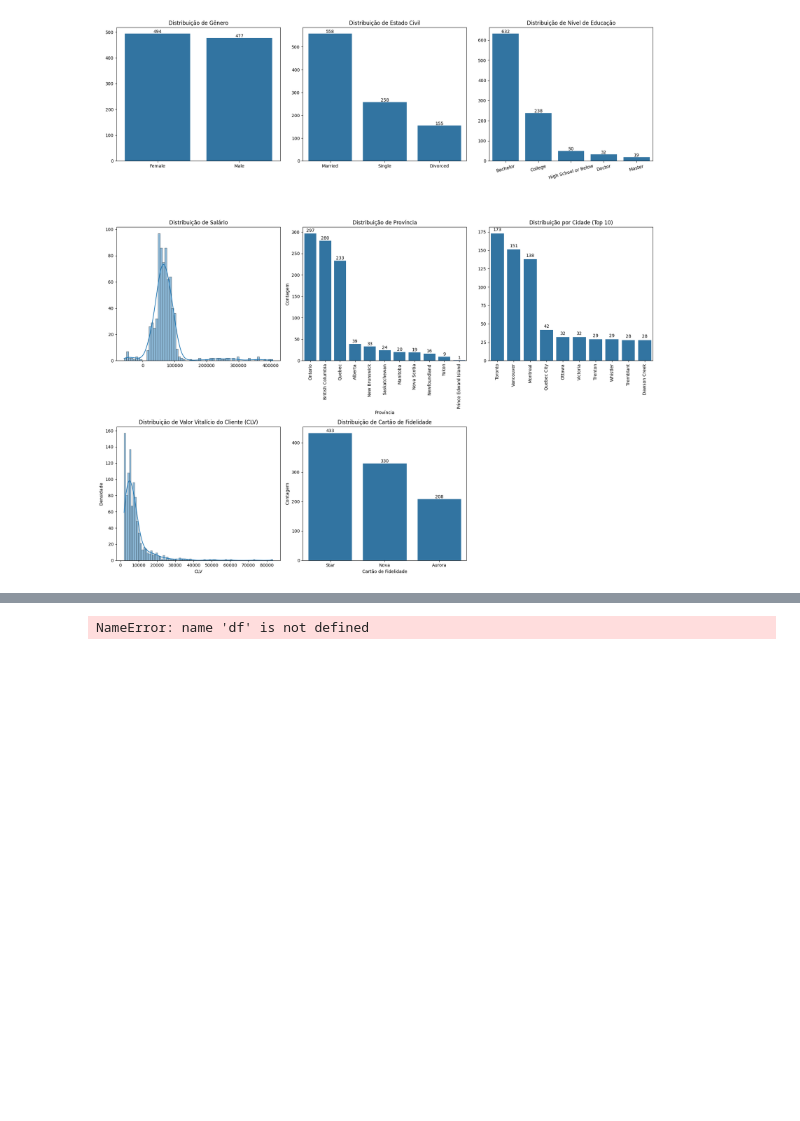
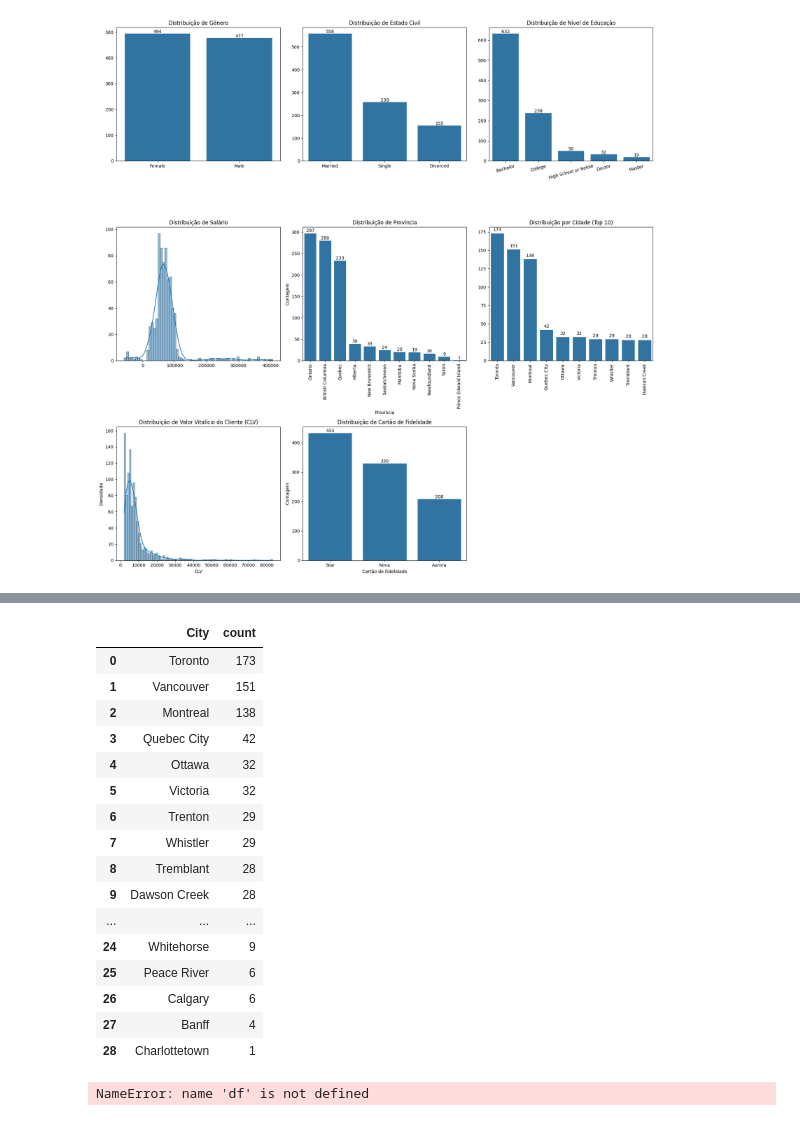
Before and after one commit to djalmarodriguess/Analise_Campanha_de_Marketing, a Jupyter notebook: main.ipynb, the cells around one changed output, grey strips where cells are left out. Drawn from its saved outputs; the diff is of its cells as text; code cells hidden in the pictures; blank space fills up the shorter version.

```diff
--- a/main.ipynb
+++ b/main.ipynb
@@ -421,3 +369,23 @@ plt.show()
+# %%
+filtra_campanha['City'].value_counts().reset_index().sort_values(by = 'count', ascending = False)
+# %% [output]
+|  | City | count |
+| 0 | Toronto | 173 |
+| 1 | Vancouver | 151 |
+| 2 | Montreal | 138 |
+| 3 | Quebec City | 42 |
+| 4 | Ottawa | 32 |
+| 5 | Victoria | 32 |
+| 6 | Trenton | 29 |
+| 7 | Whistler | 29 |
+| 8 | Tremblant | 28 |
+| 9 | Dawson Creek | 28 |
+| ... | ... | ... |
+| 24 | Whitehorse | 9 |
+| 25 | Peace River | 6 |
+| 26 | Calgary | 6 |
+| 27 | Banff | 4 |
+| 28 | Charlottetown | 1 |
 # %%
 aux1 = df.groupby(['Month', 'Year'])['Total Flights'].sum().reset_index()
 aux1
```
Also changed, not shown: parts of 5 cells of this notebook.
